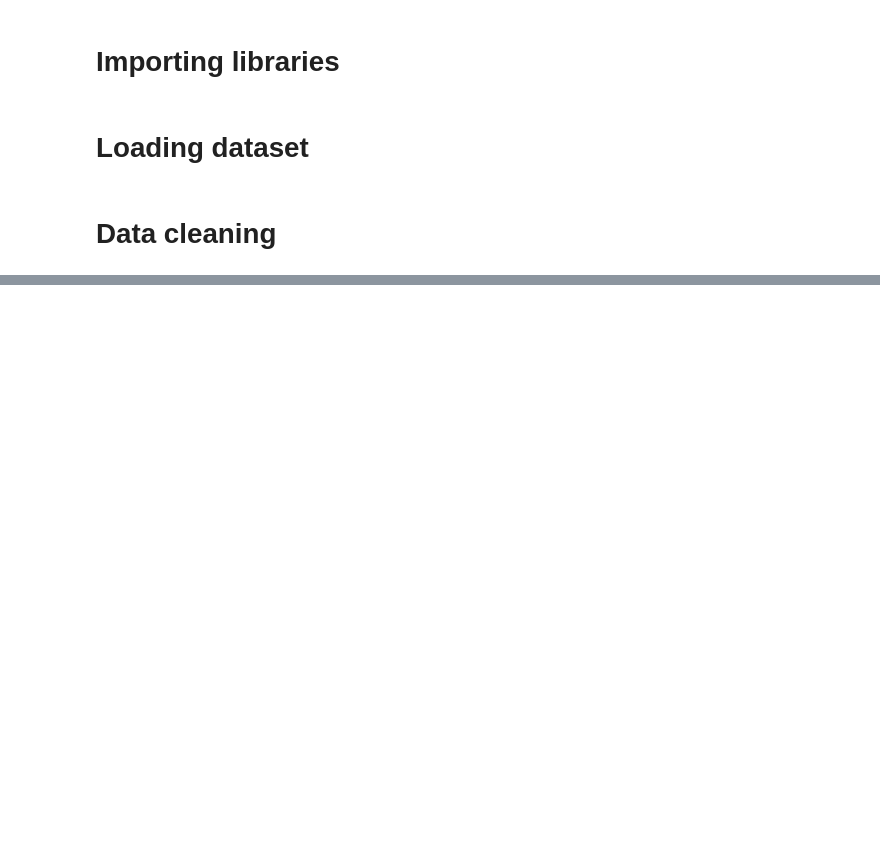
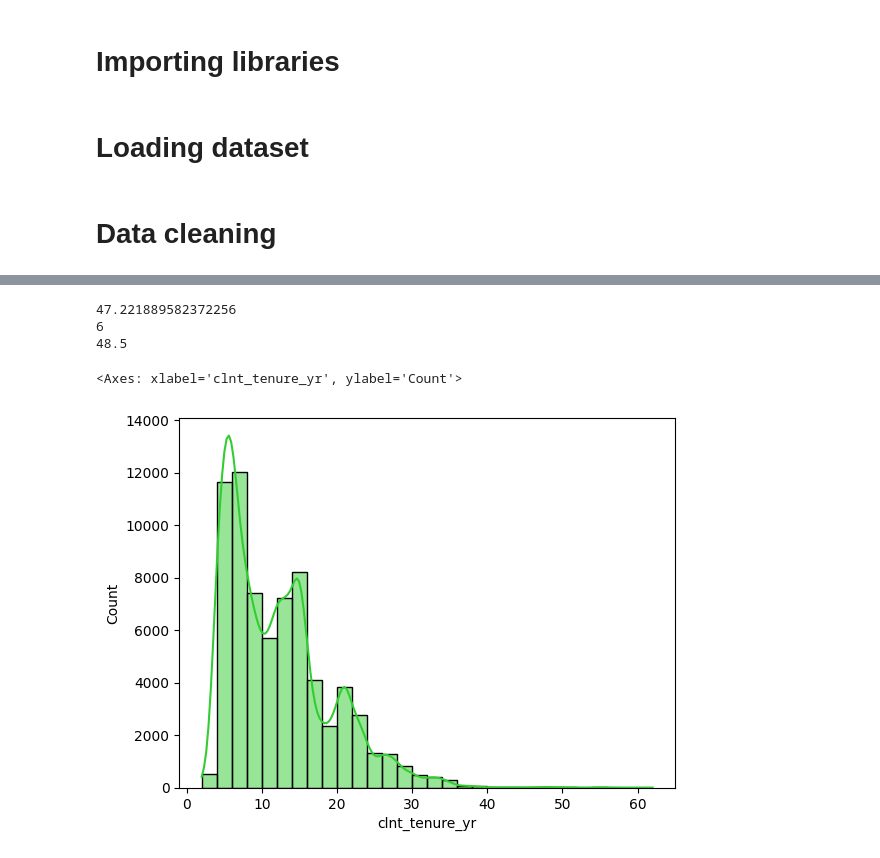
Before and after one commit to dimitsagk/AB_Testing_Analysis, a Jupyter notebook: notebooks/Project_2_02Cleaning+EDA.ipynb, the cells around one changed output, grey strips where cells are left out. Cells and saved outputs as stored; diff of their text form; code cells hidden in the pictures; blank space fills up the shorter version.

```diff
--- a/notebooks/Project_2_02Cleaning+EDA.ipynb
+++ b/notebooks/Project_2_02Cleaning+EDA.ipynb
@@ -73,0 +147,13 @@ df_trace.date_time = pd.to_datetime(df_trace.date_time,format='%Y-%m-%d %H:%M:%S
+# %%
+print(df_clients['clnt_tenure_yr'].var())
+print(df_clients['clnt_tenure_yr'].mode()[0])
+print(df_clients['clnt_tenure_yr'].max() - df_clients['clnt_age'].min()) # range
+# %% [output]
+47.221889582372256
+6
+48.5
+# %%
+sns.histplot(df_clients['clnt_tenure_yr'], kde=True, bins=30, color='limegreen')
+# %% [output]
+<Axes: xlabel='clnt_tenure_yr', ylabel='Count'>
+[figure, added]
```
Also changed, not shown: parts of 58 cells of this notebook.
